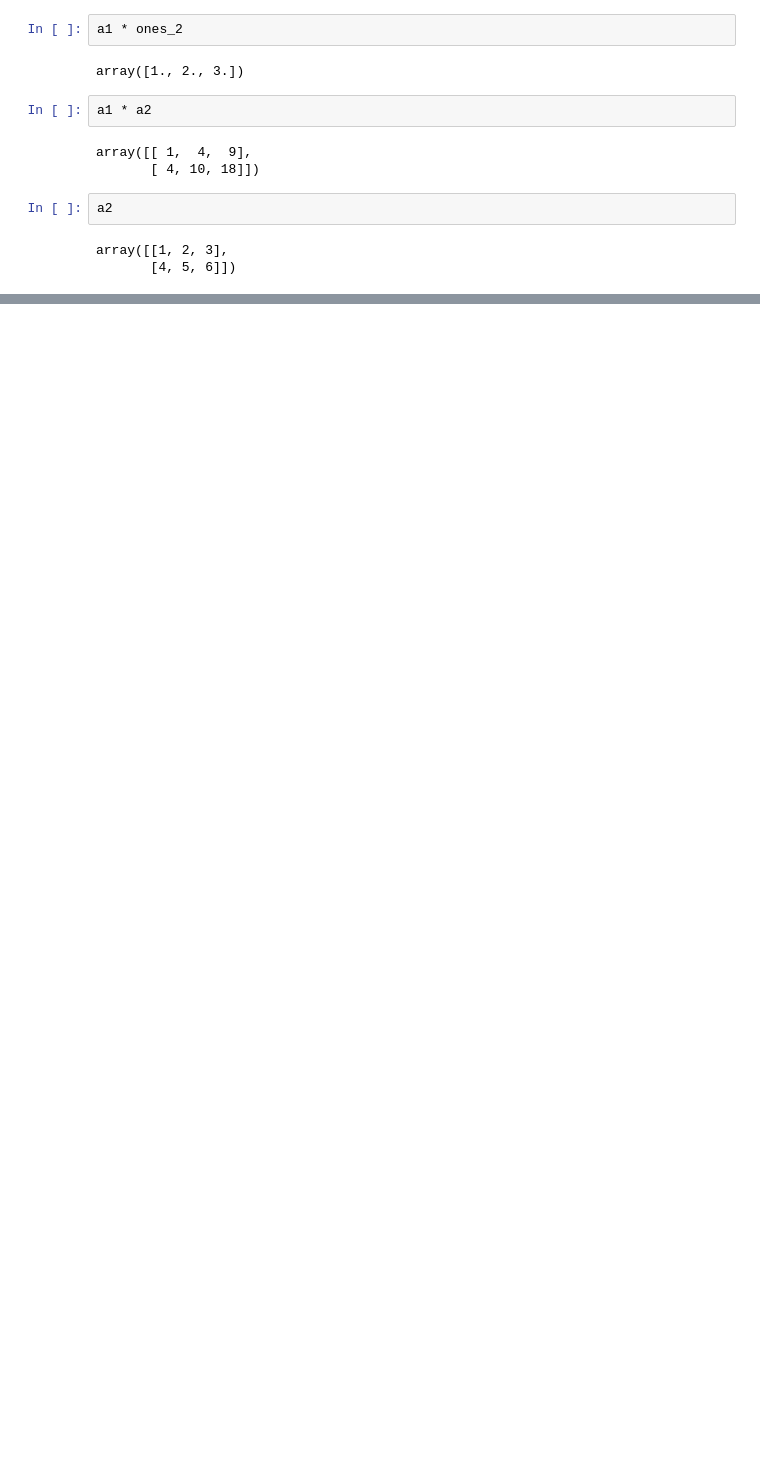
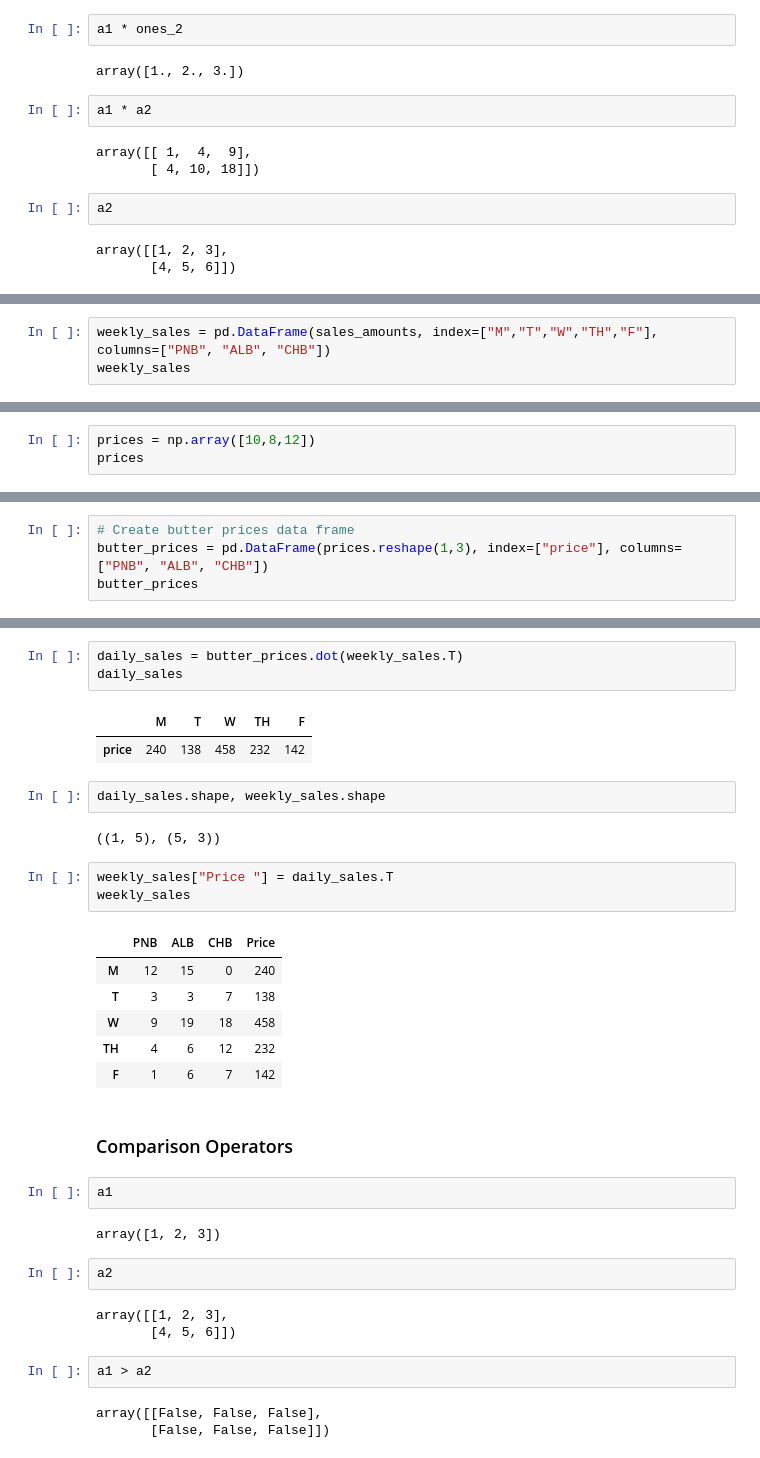
Before and after one commit to benchov/DataScience_MachineLearning_ZTM_Course, a Jupyter notebook: introduction-to-numpy.ipynb, the cells around one changed output, grey strips where cells are left out. Cells and saved outputs as stored; diff of their text form; blank space fills up the shorter version.

Commit message:
feat(itn.ipynb): Exercise, Comparison, Sorting

```diff
--- a/introduction-to-numpy.ipynb
+++ b/introduction-to-numpy.ipynb
@@ -546,0 +561,3 @@ array([[  0,   9,   9,   9,  45],
+# %%
+weekly_sales = pd.DataFrame(sales_amounts, index=["M","T","W","TH","F"], columns=["PNB", "ALB", "CHB"])
+weekly_sales
@@ -546,0 +571,3 @@ array([[  0,   9,   9,   9,  45],
+# %%
+prices = np.array([10,8,12])
+prices
@@ -546,0 +576,4 @@ array([[  0,   9,   9,   9,  45],
+# %%
+# Create butter prices data frame
+butter_prices = pd.DataFrame(prices.reshape(1,3), index=["price"], columns=["PNB", "ALB", "CHB"])
+butter_prices
@@ -546,0 +610,36 @@ array([[  0,   9,   9,   9,  45],
+# %%
+daily_sales = butter_prices.dot(weekly_sales.T)
+daily_sales
+# %% [output]
+|  | M | T | W | TH | F |
+| price | 240 | 138 | 458 | 232 | 142 |
+# %%
+daily_sales.shape, weekly_sales.shape
+# %% [output]
+((1, 5), (5, 3))
+# %%
+weekly_sales["Price "] = daily_sales.T
+weekly_sales
+# %% [output]
+|  | PNB | ALB | CHB | Price |
+| M | 12 | 15 | 0 | 240 |
+| T | 3 | 3 | 7 | 138 |
+| W | 9 | 19 | 18 | 458 |
+| TH | 4 | 6 | 12 | 232 |
+| F | 1 | 6 | 7 | 142 |
+# %% [markdown]
+### Comparison Operators
+# %%
+a1
+# %% [output]
+array([1, 2, 3])
+# %%
+a2
+# %% [output]
+array([[1, 2, 3],
+       [4, 5, 6]])
+# %%
+a1 > a2
+# %% [output]
+array([[False, False, False],
+       [False, False, False]])
```
Also changed, not shown: parts of 108 cells of this notebook.
